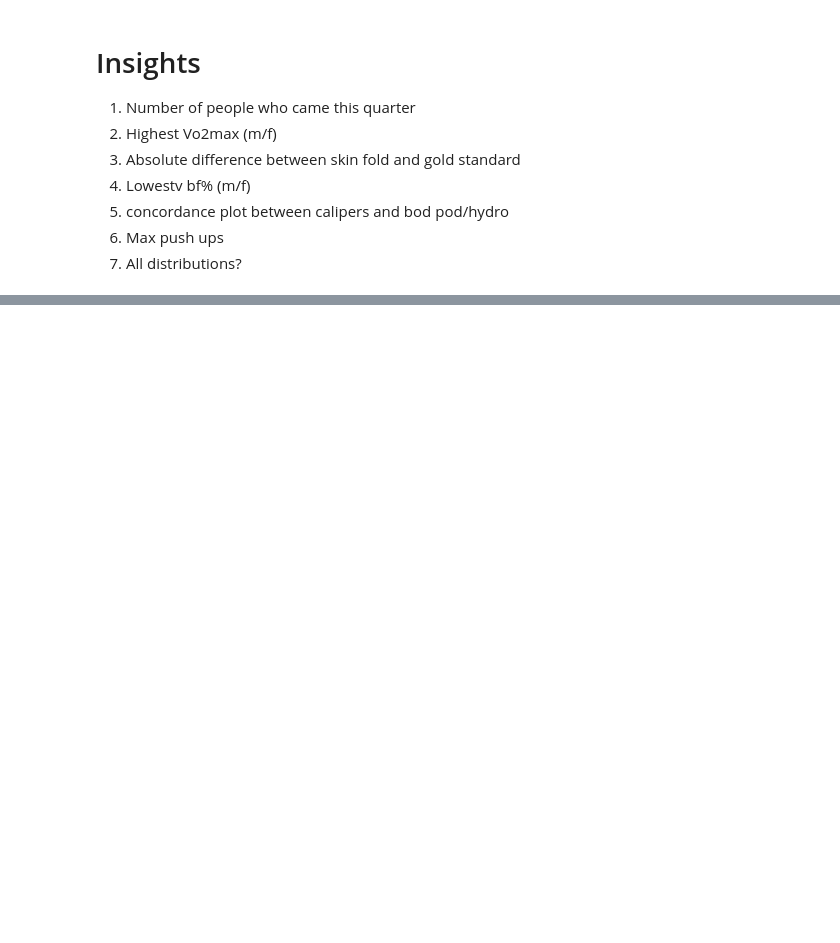
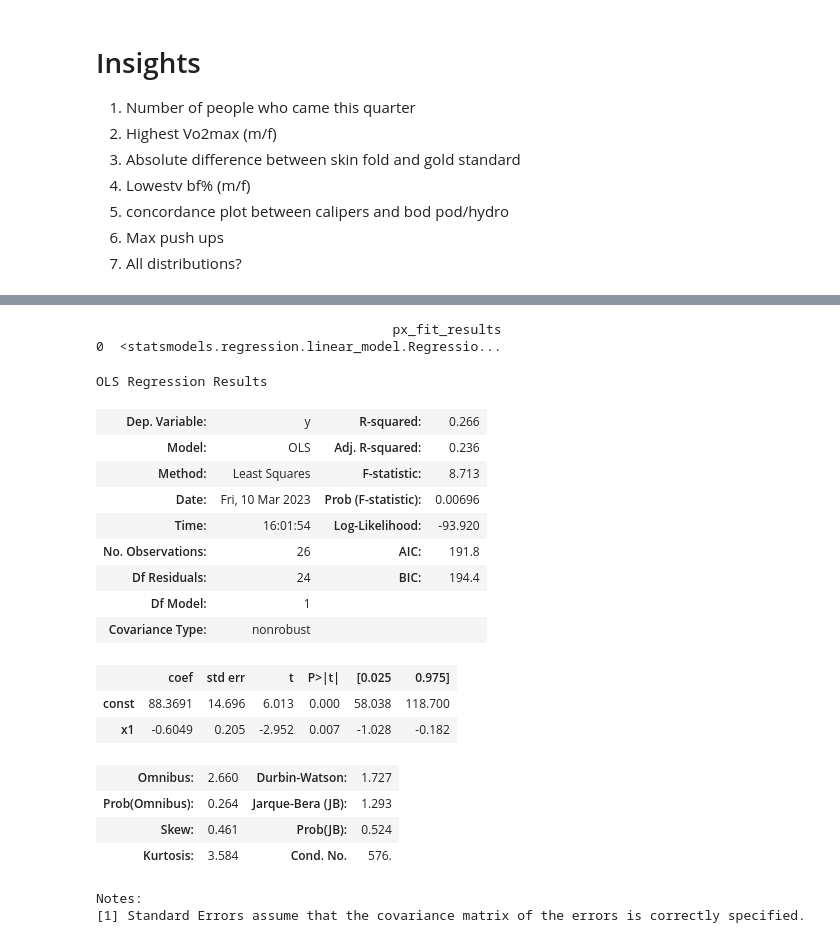
Before and after one commit to jonathjd/cwu-fitlab, a Jupyter notebook: notebooks/3.1-jd-report-figs.ipynb, the cells around one changed output, grey strips where cells are left out. Saved outputs shown, nothing was run; the diff lists cells and outputs as text; code cells hidden in the pictures; blank space fills up the shorter version.

```diff
--- a/notebooks/3.1-jd-report-figs.ipynb
+++ b/notebooks/3.1-jd-report-figs.ipynb
@@ -83,0 +259,39 @@ DatetimeIndex(['2023-01-23', '2023-01-30', '2023-01-31', '2023-02-06',
+# %%
+fig = px.scatter(df, x='Resting Heart Rate (BPM)', y="VO2Max (ml/kg/min)", color='Sex',
+                 hover_data=['Age'], width=850, height=600, trendline='ols',
+                 trendline_scope="overall", trendline_color_override="black"
+                 )
+
+fig.update_traces(marker=dict(size=12,
+                              line=dict(width=2,
+                                        color='DarkSlateGrey')),
+                  selector=dict(mode='markers'))
+
+fig.show()
+
+results = px.get_trendline_results(fig)
+print(results)
+
+results.px_fit_results.iloc[0].summary()
+# %% [output]
+                                      px_fit_results
+0  <statsmodels.regression.linear_model.Regressio...
+OLS Regression Results
+| Dep. Variable: | y | R-squared: | 0.266 |
+| Model: | OLS | Adj. R-squared: | 0.236 |
+| Method: | Least Squares | F-statistic: | 8.713 |
+| Date: | Fri, 10 Mar 2023 | Prob (F-statistic): | 0.00696 |
+| Time: | 16:01:54 | Log-Likelihood: | -93.920 |
+| No. Observations: | 26 | AIC: | 191.8 |
+| Df Residuals: | 24 | BIC: | 194.4 |
+| Df Model: | 1 |  |  |
+| Covariance Type: | nonrobust |  |  |
+|  | coef | std err | t | P>|t| | [0.025 | 0.975] |
+| const | 88.3691 | 14.696 | 6.013 | 0.000 | 58.038 | 118.700 |
+| x1 | -0.6049 | 0.205 | -2.952 | 0.007 | -1.028 | -0.182 |
+| Omnibus: | 2.660 | Durbin-Watson: | 1.727 |
+| Prob(Omnibus): | 0.264 | Jarque-Bera (JB): | 1.293 |
+| Skew: | 0.461 | Prob(JB): | 0.524 |
+| Kurtosis: | 3.584 | Cond. No. | 576. |
+Notes:
+[1] Standard Errors assume that the covariance matrix of the errors is correctly specified.
```
Also changed, not shown: parts of 31 cells of this notebook, 1 other file.
